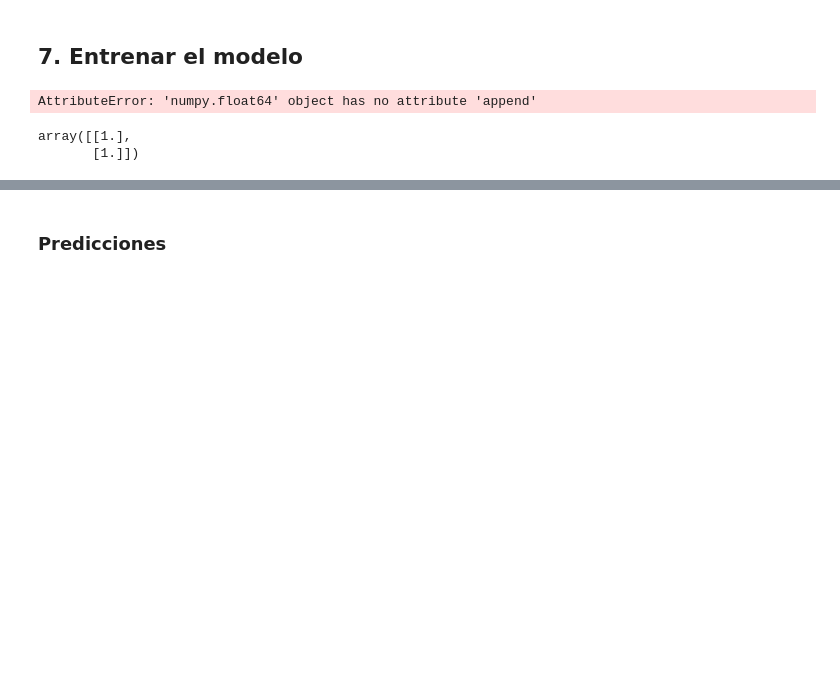
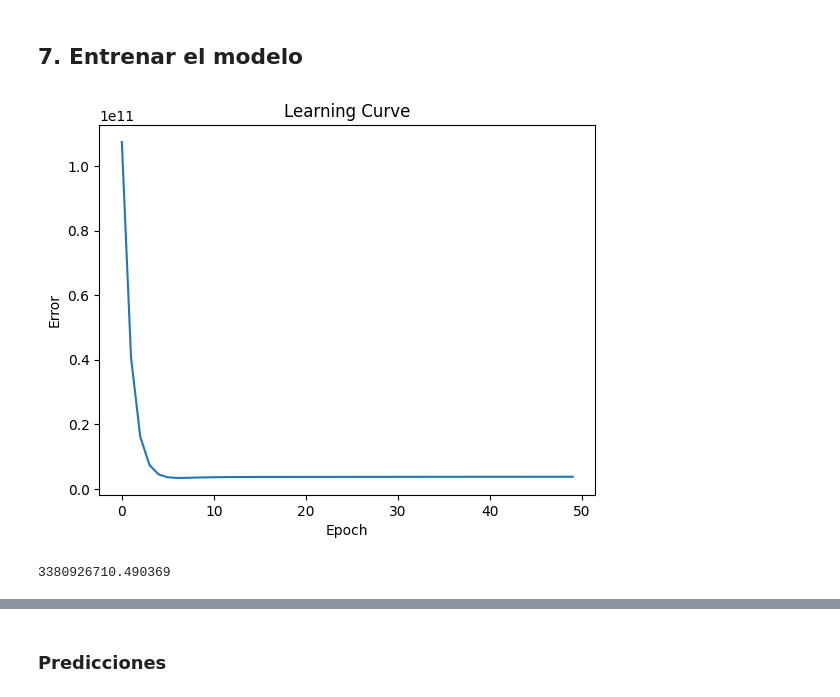
Before and after one commit to borisfloresDS/proyecto1, a Jupyter notebook: proyecto1_ds.ipynb, the cells around one changed output, grey strips where cells are left out. Drawn from its saved outputs; the diff is of its cells as text; code cells hidden in the pictures; blank space fills up the shorter version.

```diff
--- a/proyecto1_ds.ipynb
+++ b/proyecto1_ds.ipynb
@@ -197,16 +189,16 @@ yt = test.Y
 # %%
 # Vector de datos x
-x1_test = np.array(xt1)
-x4_test = np.array(xt4)
-y_test = np.array(yt)
+x1_train_array = np.array(x1_train)
+x4_train_array = np.array(x4_train)
+y_train_array = np.array(y_train)
 
 # Crear una matriz de 2 columnas
-m1 = np.column_stack((x1_test, np.ones_like(x1_test)))
-m4 = np.column_stack((x4_test, np.ones_like(x4_test)))
+m1 = np.column_stack((x1_train_array, np.ones_like(x1_train_array)))
+m4 = np.column_stack((x4_train_array, np.ones_like(x4_train_array)))
 # %%
 beta0 = -50918.19566102416
 beta1 = 37906.22625765413
-epochs_pred = 100
+epochs_pred = 50
 alpha = 0.01
 # %%
 def regresion_lineal(x,y,alpha,epochs):
@@ -217,7 +209,7 @@ def regresion_lineal(x,y,alpha,epochs):
     beta1 = 37906.22625765413
     beta_matrix = np.array([[beta0], [beta1]])
 
-    errors = []
+    error_list = []
     models = {}
 
     for i in range(epochs):
@@ -225,35 +217,17 @@ def regresion_lineal(x,y,alpha,epochs):
         y_trial = np.dot(matriz_x_ones, beta_matrix)
 
         error = np.mean((y_trial - y) ** 2)/2
-        error.append(error)
+        error_list.append(error)
 
         grad_beta1 = np.mean((y_trial - y) * x)
         grad_beta0 = np.mean(y_trial - y)
 
         updated_beta1 = beta_matrix[0] - alpha*grad_beta1
-        updated_beta0 = beta_matrix[1] - alpha*grad_beta1
+        updated_beta0 = beta_matrix[1] - alpha*grad_beta0
 
         beta_matrix[0] = updated_beta1
         beta_matrix[1] = updated_beta0
 
         models[i] = beta_matrix.copy()
 
-def plot_learning_curve(errors):
-    plt.plot(range(len(errors)), errors)
-    plt.xlabel('Epoch')
-    plt.ylabel('Error')
-    plt.title('Learning Curve')
-    plt.show()
-
-def plot_model_evolution(models, n):
-    plt.figure(figsize=(10, 6))
-    for epoch in range(0, len(models), n):
-        beta1_values = [models[i][0] for i in range(epoch+1)]
-        beta0_values = [models[i][1] for i in range(epoch+1)]
-        plt.plot(x1_test, beta1_values * x + beta0_values, label=f'Epoch {epoch+1}')
-    plt.scatter(x1_test, y, color='red', label='Data')
-    plt.xlabel('x1_test')
-    plt.ylabel('y_test')
-    plt.title('Model Evolution')
-    plt.legend()
-    plt.show()
+    return models, error_list
@@ -260,4 +260,2 @@ def plot_model_evolution(models, n):
 # %%
-models, errors = regresion_lineal(x1_test, y_test, alpha, epochs_pred)
+models, errors_list = regresion_lineal(x1_train_array, y_train_array, alpha, epochs_pred)
-# %% [output]
-AttributeError: 'numpy.float64' object has no attribute 'append'
@@ -271,5 +262,7 @@ betastrial = np.ones((2, 1))
-# %%
-betastrial
-# %% [output]
-array([[1.],
-       [1.]])
+# %%
+plot_learning_curve(errors_list)
+min_error = min(errors_list)
+print(min_error)
+# %% [output]
+[figure, added]
+3380926710.490369
```
Also changed, not shown: parts of 10 cells of this notebook.
